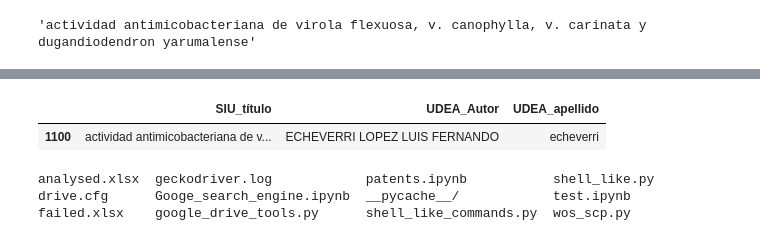
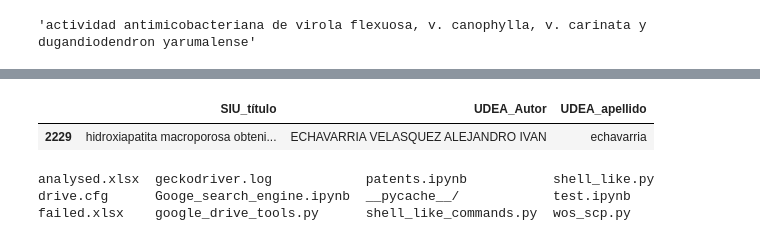
Before and after one commit to restrepo/run_firefox_from_jupyter, a Jupyter notebook: test.ipynb, the cells around one changed output, grey strips where cells are left out. Drawn from its saved outputs; the diff is of its cells as text; code cells hidden in the pictures.

```diff
--- a/test.ipynb
+++ b/test.ipynb
@@ -96,8 +140,8 @@ df=siu[['SIU_título','UDEA_Autor','UDEA_apellido']]
 # %%
-df[df.SIU_título.str.contains('actividad antimicobacteriana de virola flexuosa')]
+df[df.SIU_título.str.contains('hidroxiapatita macroporosa obtenida en la univesidad de antioquia')]
 # %% [output]
 |  | SIU_título | UDEA_Autor | UDEA_apellido |
-| 1100 | actividad antimicobacteriana de v... | ECHEVERRI LOPEZ LUIS FERNANDO | echeverri |
+| 2229 | hidroxiapatita macroporosa obteni... | ECHAVARRIA VELASQUEZ ALEJANDRO IVAN | echavarria |
 # %%
 ls
 # %% [output]
```
Also changed, not shown: parts of 13 cells of this notebook, 1 other file.
